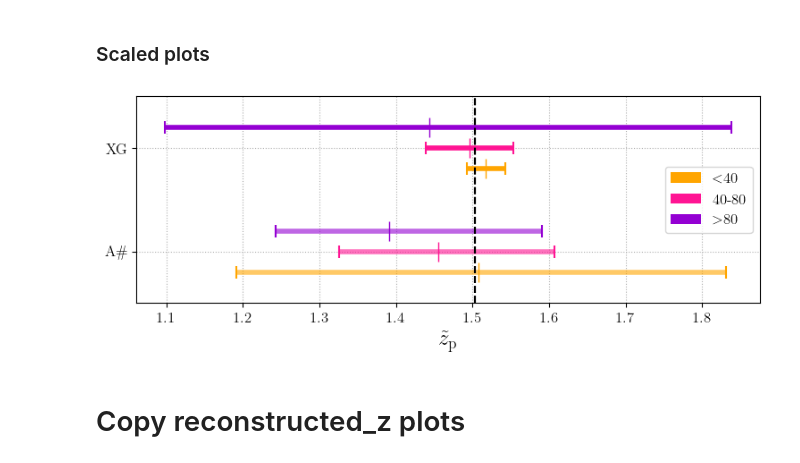
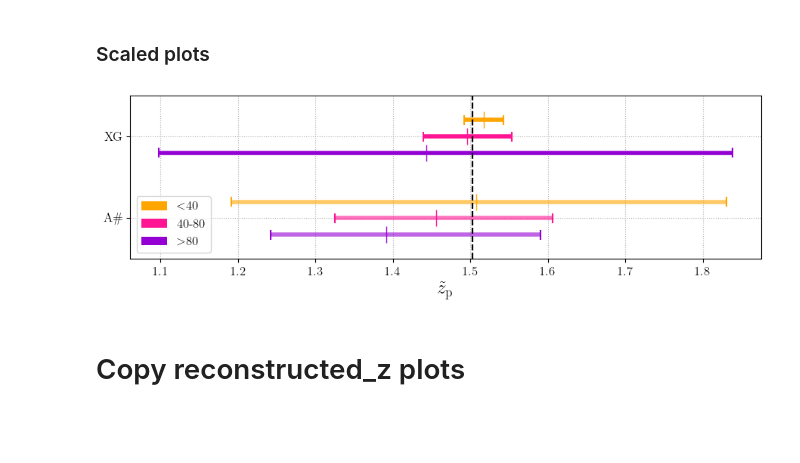
Before and after one commit to divyajyoti09/next_gen_detect, a Jupyter notebook: A-sharp_z_peak_mapping/Paper1_plots_extra.ipynb, the cells around one changed output. Drawn from its saved outputs; the diff is of its cells as text; code cells hidden in the pictures; blank space fills up the shorter version.

```diff
--- a/A-sharp_z_peak_mapping/Paper1_plots_extra.ipynb
+++ b/A-sharp_z_peak_mapping/Paper1_plots_extra.ipynb
@@ -117,7 +117,7 @@ for MDmodel in true_params.keys():
 gwpop_run_strs = {'MD':{'CE4020ET123':{'total':'run22',
                                        'below_40':'run08',
                                        '40-80':'run06',
-                                       'above_80':'run06'},
+                                       'above_80':'run09'},
                         'Asharp':{'total':'run17',
                                   'below_40':'run06',
                                   '40-80':'run05',
@@ -1219,33 +1226,34 @@ for MDmodel, y_lim in zip(pop_results.keys(), [12, 10, 11]):
 # %%
 from matplotlib.patches import Patch
 group_centers = []
 group_labels = []
 plt.figure(figsize=(9,3))
 for i, netw, alpha in zip([0,1], ['Asharp', 'CE4020ET123'], [0.6, 1]):
     group_center = i
     group_centers.append(group_center)
     group_labels.append(plot_labels[netw])
     legend_handles = []
-    for j, m_range, colr in zip([-0.2, 0, 0.2], ['below_40', '40-80', 'above_80'],
+    for j, m_range, colr in zip([0.2, 0, -0.2], ['below_40', '40-80', 'above_80'],
                                 ['orange', 'deeppink', 'darkviolet']):
         legend_handles.append(Patch(facecolor=colr, label=m_range_labels[m_range], alpha=alpha))
         x1 = ci_dicts_scaled['MD'][netw][m_range]['ci5']
         x2 = ci_dicts_scaled['MD'][netw][m_range]['ci95']
         y  = group_center + j
 
         # Draw whiskers
         draw_whisker(x1, x2, y, color=colr, lw=4, cap_size=0.06, cap_lw=1.5, alpha=alpha, ls=ls)
 
         # Add a marker for the median
         ci50 = ci_dicts_scaled['MD'][netw][m_range]['ci50']
         plt.plot(ci50, y, marker='|', color=colr, markersize=16)
     plt.axvline(true_params['MD']['z_peak_new'], c='k', ls='--')
 plt.yticks(group_centers, group_labels, fontsize=12)
 plt.xlabel('$\\tilde{z}_{\mathrm{p}}$', fontsize=18)
 plt.xticks(fontsize=12)
 plt.grid(ls=':')
-plt.legend(handles=legend_handles, fontsize=12, loc=7)
+plt.legend(handles=legend_handles, fontsize=12, loc=3)
 plt.ylim(-0.5, 1.5)
+plt.tight_layout()
 plt.savefig(os.path.join(plot_dir, 'ci_comparison_scaled_Asharp_XG_MD_mranges.png'), dpi=300)
 # %% [output]
-[figure, old version]
+[figure, new version]
```
Also changed, not shown: parts of 6 cells of this notebook, 3 other files.
